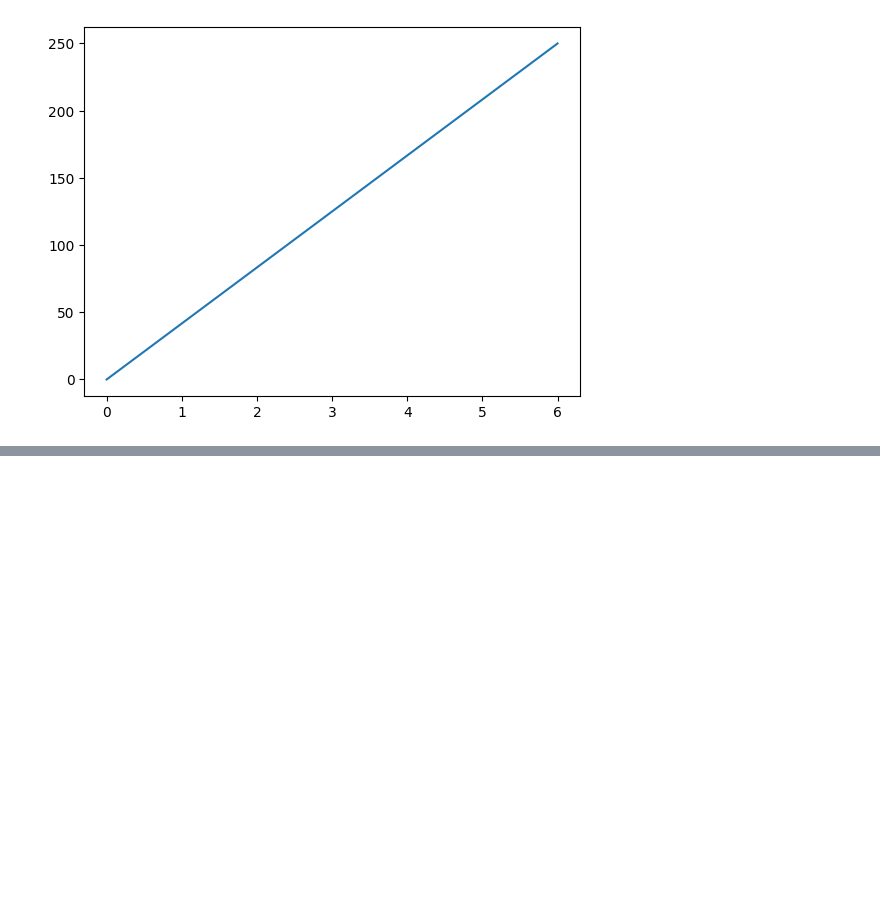
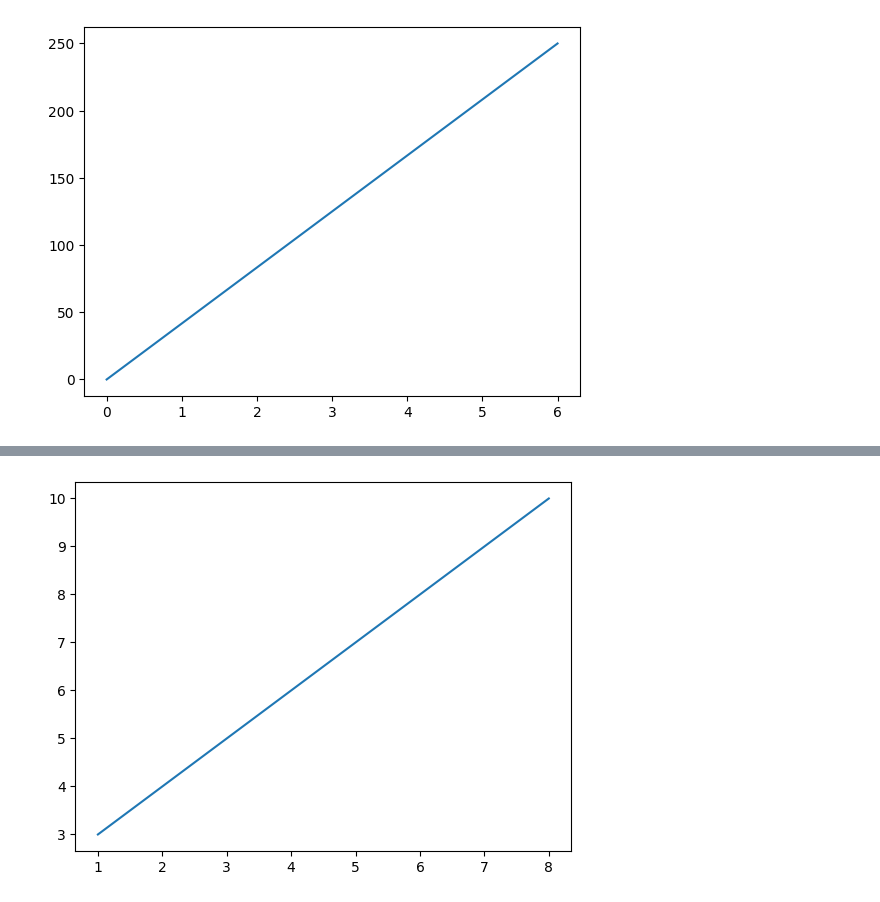
Before and after one commit to jai050803/programming, a Jupyter notebook: matplotlib.ipynb, the cells around one changed output, grey strips where cells are left out. Cells and saved outputs as stored; diff of their text form; code cells hidden in the pictures; blank space fills up the shorter version.

Commit message:
matplotlib graphs

```diff
--- a/matplotlib.ipynb
+++ b/matplotlib.ipynb
@@ -28,0 +39,8 @@ plt.show() #to show the chart
+# %%
+xpoints = np.array([1, 8])
+ypoints = np.array([3, 10])
+
+plt.plot(xpoints, ypoints)
+plt.show()
+# %% [output]
+[figure, added]
```
Also changed, not shown: parts of 5 cells of this notebook.
